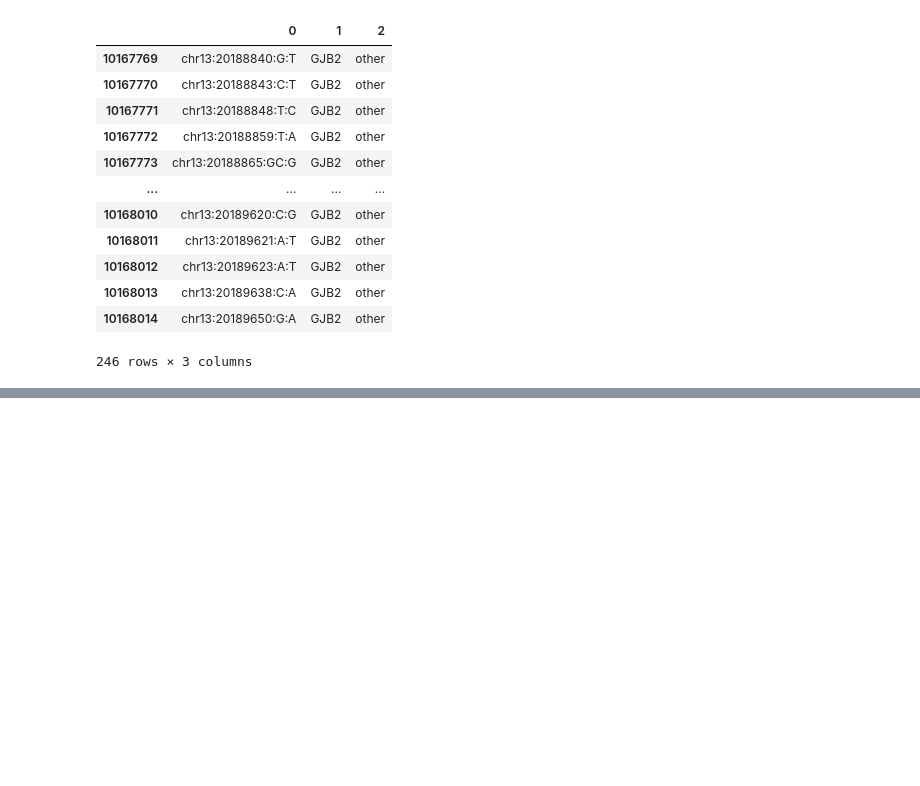
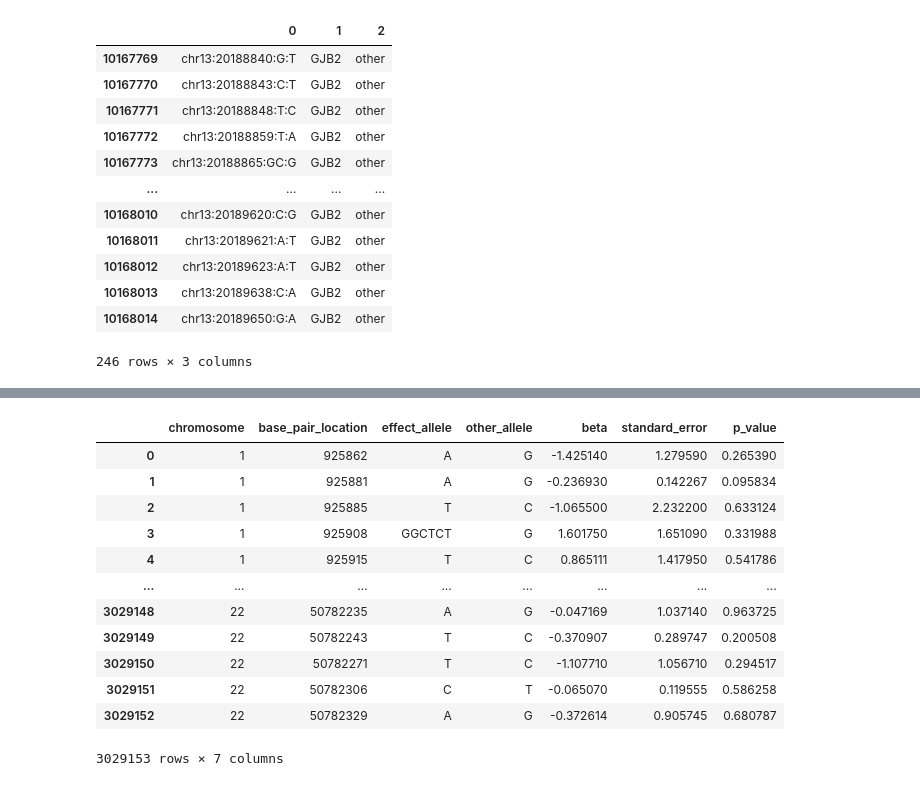
Before and after one commit to statgenetics/UKBB_GWAS_dev, a Jupyter notebook: workflow/rarevarianttable.ipynb, the cells around one changed output, grey strips where cells are left out. Cells and saved outputs as stored; diff of their text form; code cells hidden in the pictures; blank space fills up the shorter version.

```diff
--- a/workflow/rarevarianttable.ipynb
+++ b/workflow/rarevarianttable.ipynb
@@ -6599,0 +6622,19 @@ plink \
+# %%
+out = data[["CHROM","GENPOS","ALLELE1","ALLELE0","BETA","SE","LOG10P"]].copy()
+out["LOG10P"] = 10**(-out["LOG10P"])
+out.columns = ["chromosome","base_pair_location","effect_allele","other_allele","beta","standard_error","p_value"]
+out
+# %% [output]
+|  | chromosome | base_pair_location | effect_allele | other_allele | beta | standard_error | p_value |
+| 0 | 1 | 925862 | A | G | -1.425140 | 1.279590 | 0.265390 |
+| 1 | 1 | 925881 | A | G | -0.236930 | 0.142267 | 0.095834 |
+| 2 | 1 | 925885 | T | C | -1.065500 | 2.232200 | 0.633124 |
+| 3 | 1 | 925908 | GGCTCT | G | 1.601750 | 1.651090 | 0.331988 |
+| 4 | 1 | 925915 | T | C | 0.865111 | 1.417950 | 0.541786 |
+| ... | ... | ... | ... | ... | ... | ... | ... |
+| 3029148 | 22 | 50782235 | A | G | -0.047169 | 1.037140 | 0.963725 |
+| 3029149 | 22 | 50782243 | T | C | -0.370907 | 0.289747 | 0.200508 |
+| 3029150 | 22 | 50782271 | T | C | -1.107710 | 1.056710 | 0.294517 |
+| 3029151 | 22 | 50782306 | C | T | -0.065070 | 0.119555 | 0.586258 |
+| 3029152 | 22 | 50782329 | A | G | -0.372614 | 0.905745 | 0.680787 |
+3029153 rows × 7 columns
```
Also changed, not shown: parts of 15 cells of this notebook.
